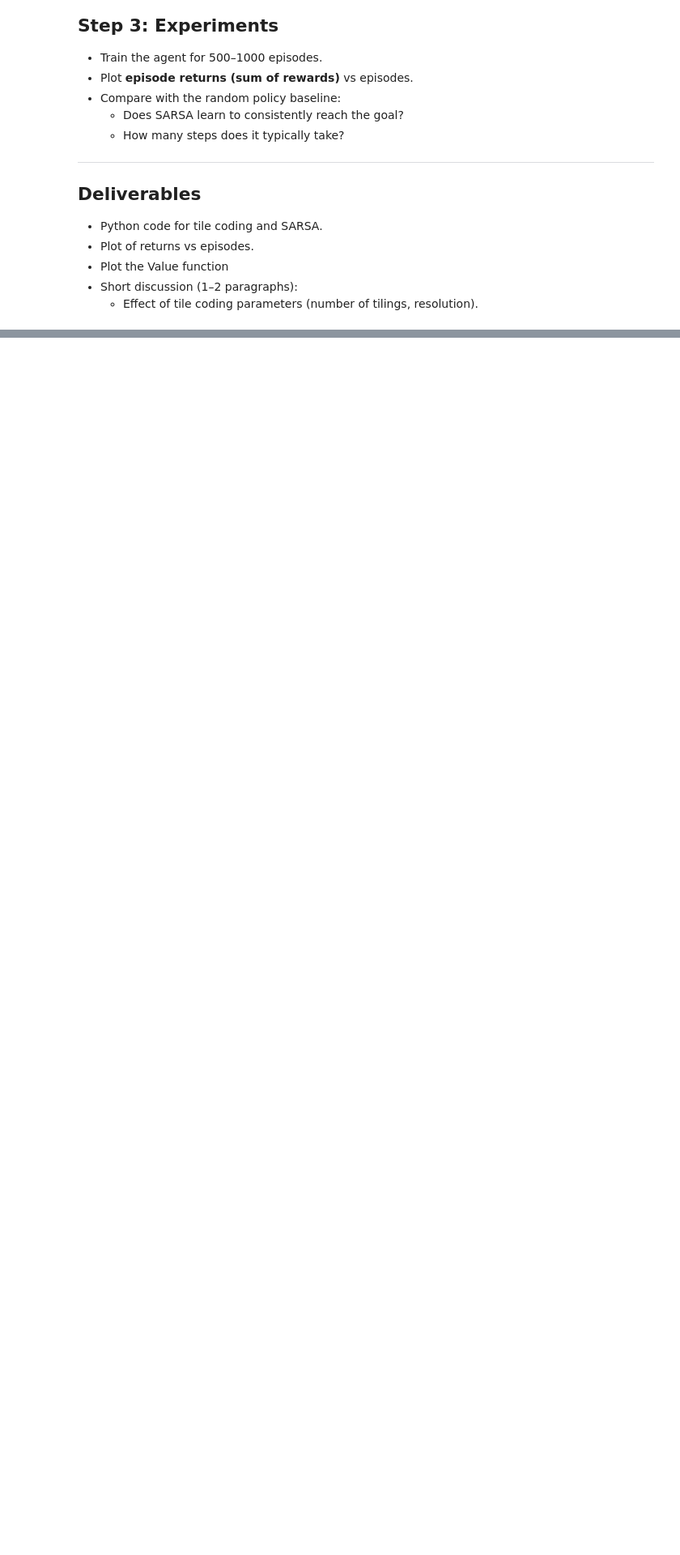
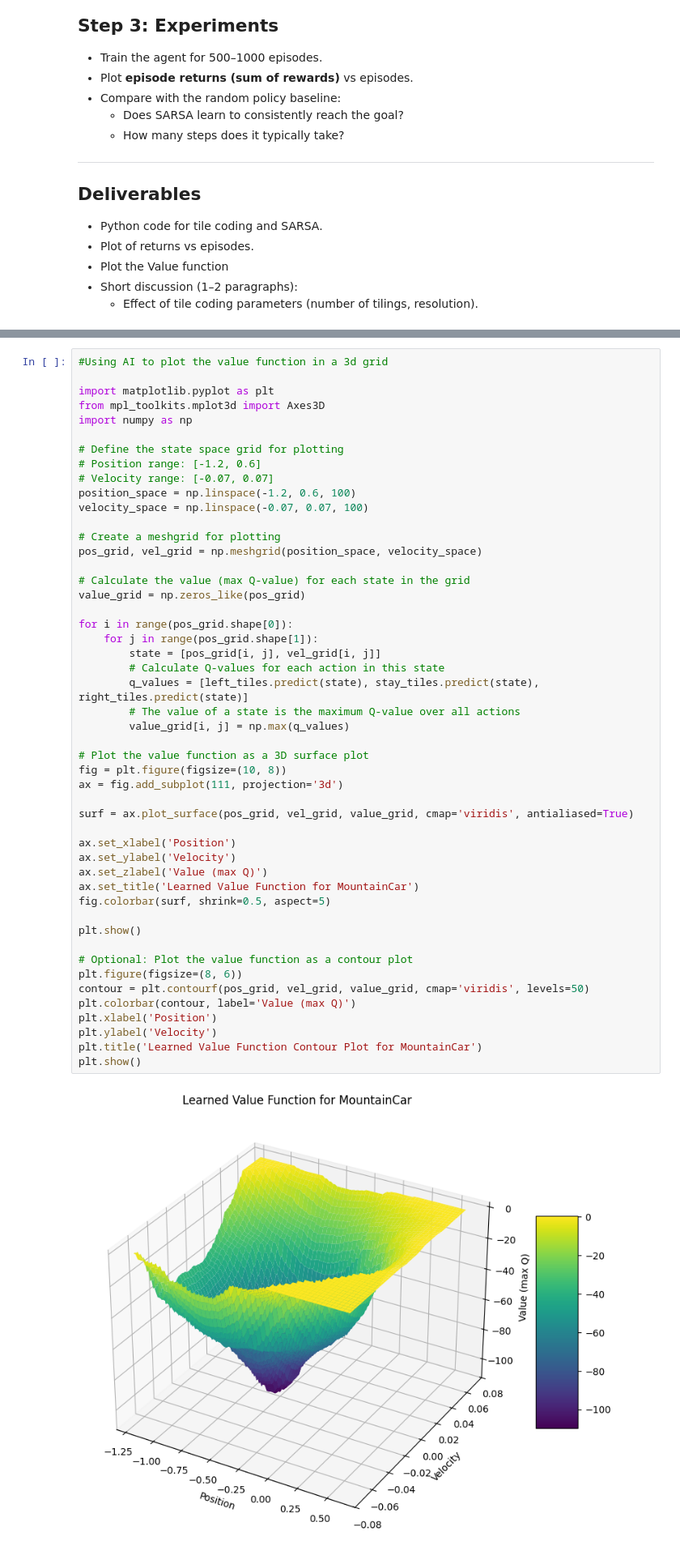
Before and after one commit to RaulAtLehigh/CSE337_P1, a Jupyter notebook: lab5_approximation.ipynb, the cells around one changed output, grey strips where cells are left out. Shown: that part at 81% size. Drawn from its saved outputs; the diff is of its cells as text; blank space fills up the shorter version.

```diff
--- a/lab5_approximation.ipynb
+++ b/lab5_approximation.ipynb
@@ -625,0 +763,51 @@ class TileCoderXY:
+# %%
+#Using AI to plot the value function in a 3d grid
+
+import matplotlib.pyplot as plt
+from mpl_toolkits.mplot3d import Axes3D
+import numpy as np
+
+# Define the state space grid for plotting
+# Position range: [-1.2, 0.6]
+# Velocity range: [-0.07, 0.07]
+position_space = np.linspace(-1.2, 0.6, 100)
+velocity_space = np.linspace(-0.07, 0.07, 100)
+
+# Create a meshgrid for plotting
+pos_grid, vel_grid = np.meshgrid(position_space, velocity_space)
+
+# Calculate the value (max Q-value) for each state in the grid
+value_grid = np.zeros_like(pos_grid)
+
+for i in range(pos_grid.shape[0]):
+    for j in range(pos_grid.shape[1]):
+        state = [pos_grid[i, j], vel_grid[i, j]]
+        # Calculate Q-values for each action in this state
+        q_values = [left_tiles.predict(state), stay_tiles.predict(state), right_tiles.predict(state)]
+        # The value of a state is the maximum Q-value over all actions
+        value_grid[i, j] = np.max(q_values)
+
+# Plot the value function as a 3D surface plot
+fig = plt.figure(figsize=(10, 8))
+ax = fig.add_subplot(111, projection='3d')
+
+surf = ax.plot_surface(pos_grid, vel_grid, value_grid, cmap='viridis', antialiased=True)
+
+ax.set_xlabel('Position')
+ax.set_ylabel('Velocity')
+ax.set_zlabel('Value (max Q)')
+ax.set_title('Learned Value Function for MountainCar')
+fig.colorbar(surf, shrink=0.5, aspect=5)
+
+plt.show()
+
+# Optional: Plot the value function as a contour plot
+plt.figure(figsize=(8, 6))
+contour = plt.contourf(pos_grid, vel_grid, value_grid, cmap='viridis', levels=50)
+plt.colorbar(contour, label='Value (max Q)')
+plt.xlabel('Position')
+plt.ylabel('Velocity')
+plt.title('Learned Value Function Contour Plot for MountainCar')
+plt.show()
+# %% [output]
+[figure, added]
```
Also changed, not shown: parts of 5 cells of this notebook.
